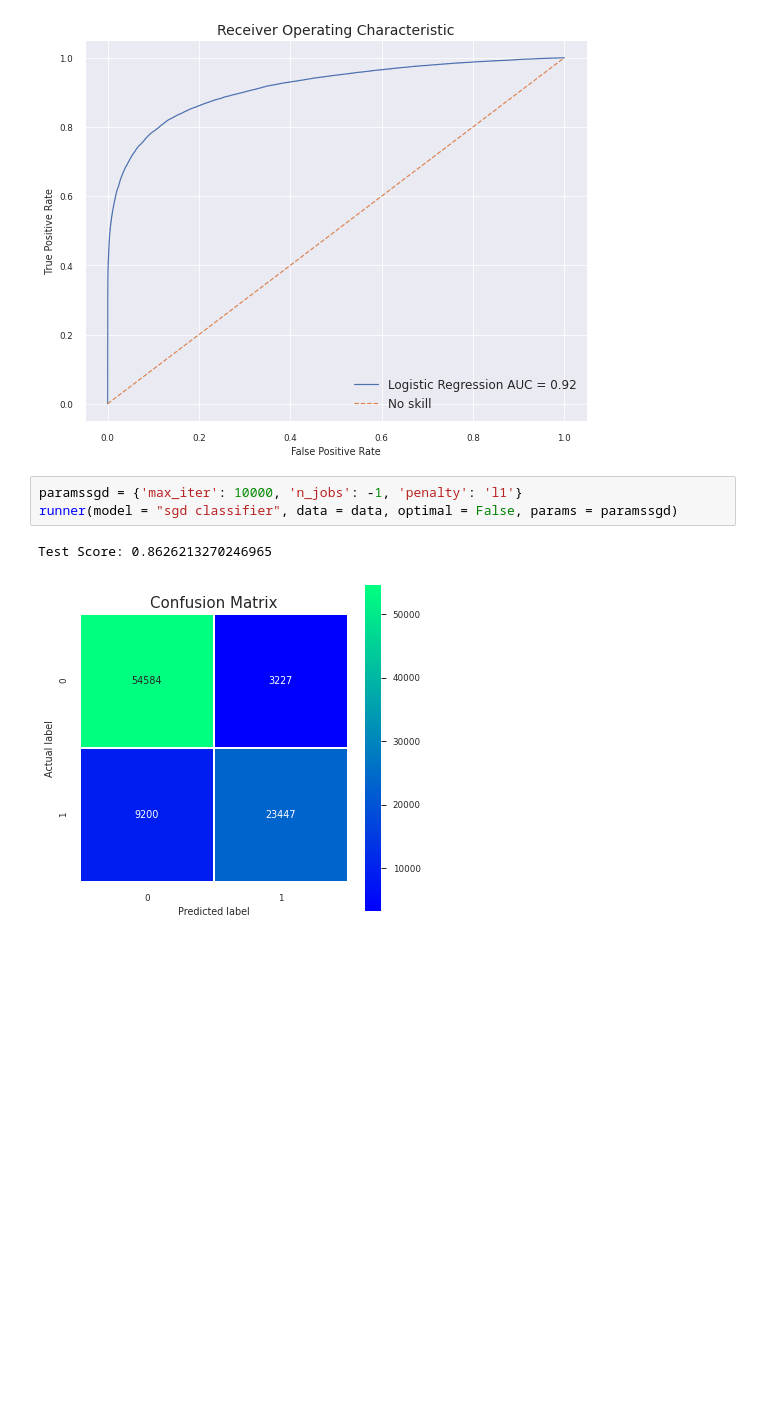
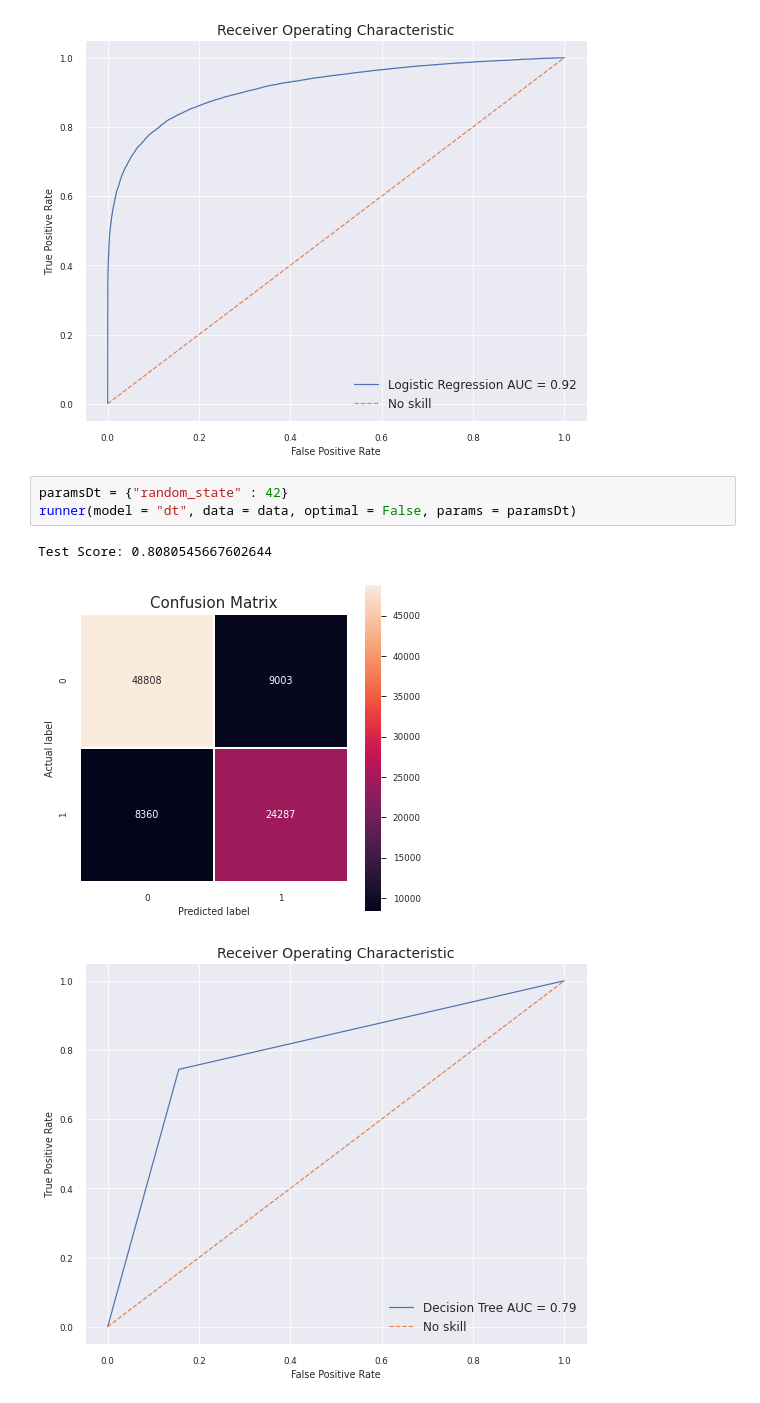
Before and after one commit to rhythm-patel/Predicting-Flight-Delays, a Jupyter notebook: Code.ipynb, the cells around one changed output. Drawn from its saved outputs; the diff is of its cells as text; blank space fills up the shorter version.

```diff
--- a/Code.ipynb
+++ b/Code.ipynb
@@ -855,8 +802,9 @@ Test Score: 0.8641911163191758
 [figure]
 [figure]
 # %%
-paramssgd = {'max_iter': 10000, 'n_jobs': -1, 'penalty': 'l1'}
-runner(model = "sgd classifier", data = data, optimal = False, params = paramssgd)
+paramsDt = {"random_state" : 42}
+runner(model = "dt", data = data, optimal = False, params = paramsDt)
 # %% [output]
-Test Score: 0.8626213270246965
+Test Score: 0.8080545667602644
-[figure, old version]
+[figure, new version]
+[figure, added]
```
Also changed, not shown: parts of 6 cells of this notebook.
